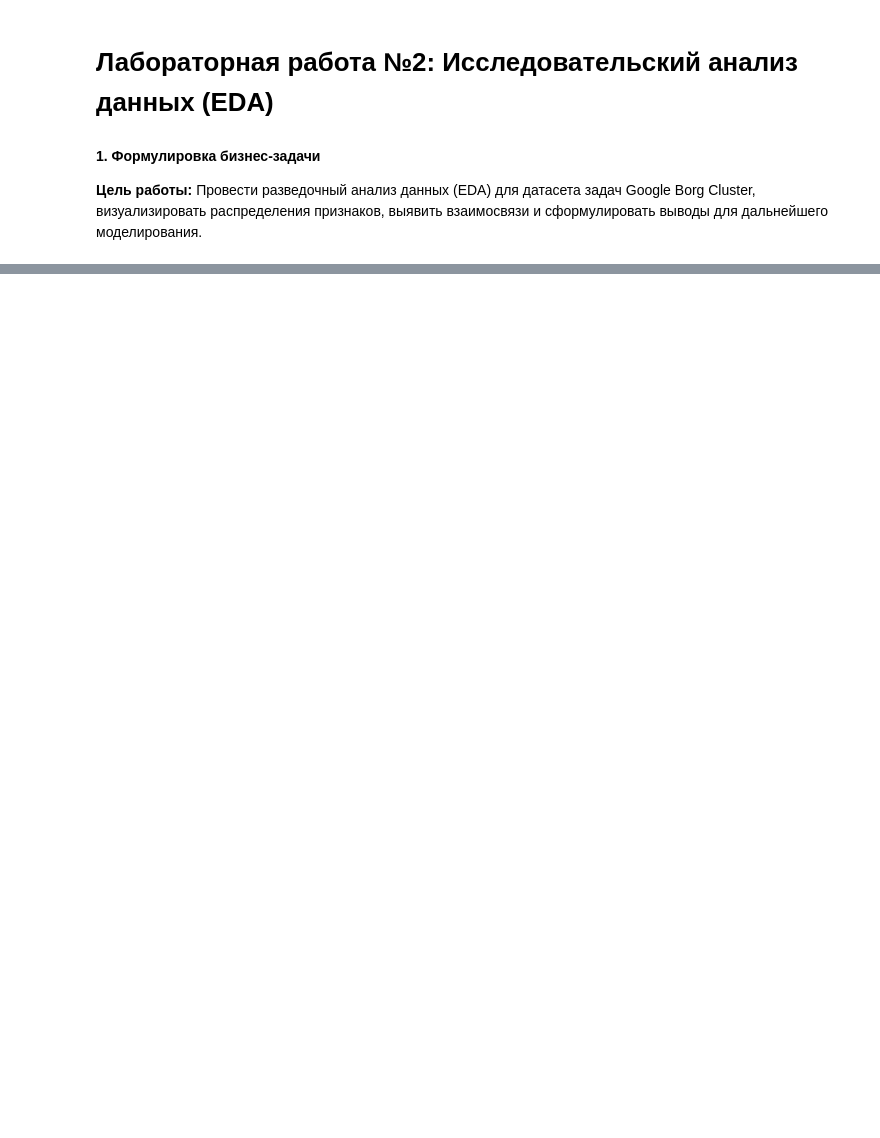
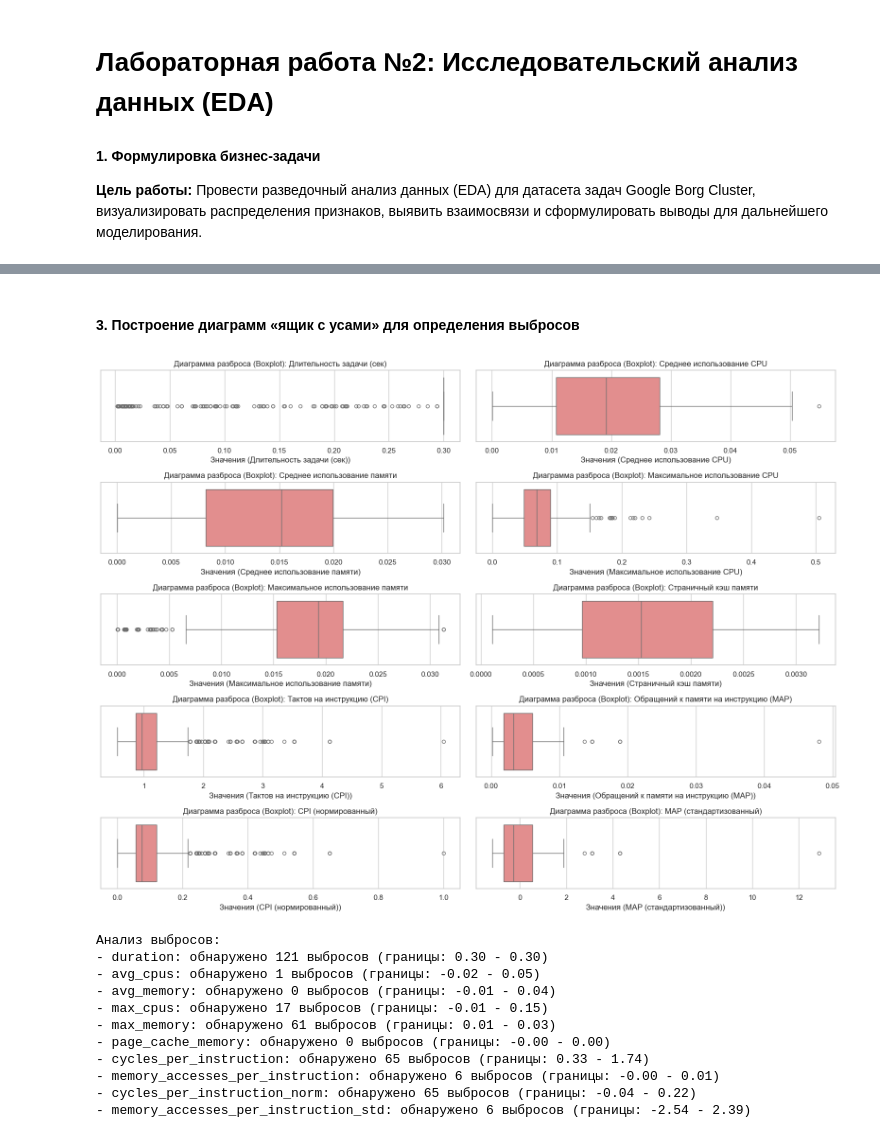
Before and after one commit to Ainur-Makhmutov/MAD-LABs, a Jupyter notebook: 2_laba.ipynb, the cells around one changed output, grey strips where cells are left out. Saved outputs shown, nothing was run; the diff lists cells and outputs as text; code cells hidden in the pictures; blank space fills up the shorter version.

```diff
--- a/2_laba.ipynb
+++ b/2_laba.ipynb
@@ -25,0 +74,38 @@ sns.set_theme(style="whitegrid")
+# %% [markdown]
+#### __3. Построение диаграмм «ящик с усами» для определения выбросов__
+# %%
+# Построение диаграмм «ящик с усами»
+plt.figure(figsize=(16, 12))
+for i, col in enumerate(numeric_features, 1):
+    plt.subplot(5, 2, i)
+    # Строим график
+    sns.boxplot(x=df[col], color='lightcoral', fliersize=5)
+    title_rus = rus_names.get(col, col)
+    plt.title(f'Диаграмма разброса (Boxplot): {title_rus}', fontsize=12)
+    plt.xlabel(f'Значения ({title_rus})')
+plt.tight_layout()
+plt.show()
+
+#Вывод статистики по выбросам (метод IQR)
+print("Анализ выбросов:")
+for col in numeric_features:
+    Q1 = df[col].quantile(0.25)
+    Q3 = df[col].quantile(0.75)
+    IQR = Q3 - Q1
+    lower_bound = Q1 - 1.5 * IQR
+    upper_bound = Q3 + 1.5 * IQR
+    outliers = df[(df[col] < lower_bound) | (df[col] > upper_bound)]
+    print(f"- {col}: обнаружено {len(outliers)} выбросов (границы: {lower_bound:.2f} - {upper_bound:.2f})")
+# %% [output]
+[figure, added]
+Анализ выбросов:
+- duration: обнаружено 121 выбросов (границы: 0.30 - 0.30)
+- avg_cpus: обнаружено 1 выбросов (границы: -0.02 - 0.05)
+- avg_memory: обнаружено 0 выбросов (границы: -0.01 - 0.04)
+- max_cpus: обнаружено 17 выбросов (границы: -0.01 - 0.15)
+- max_memory: обнаружено 61 выбросов (границы: 0.01 - 0.03)
+- page_cache_memory: обнаружено 0 выбросов (границы: -0.00 - 0.00)
+- cycles_per_instruction: обнаружено 65 выбросов (границы: 0.33 - 1.74)
+- memory_accesses_per_instruction: обнаружено 6 выбросов (границы: -0.00 - 0.01)
+- cycles_per_instruction_norm: обнаружено 65 выбросов (границы: -0.04 - 0.22)
+- memory_accesses_per_instruction_std: обнаружено 6 выбросов (границы: -2.54 - 2.39)
```
Also changed, not shown: parts of 9 cells of this notebook.
